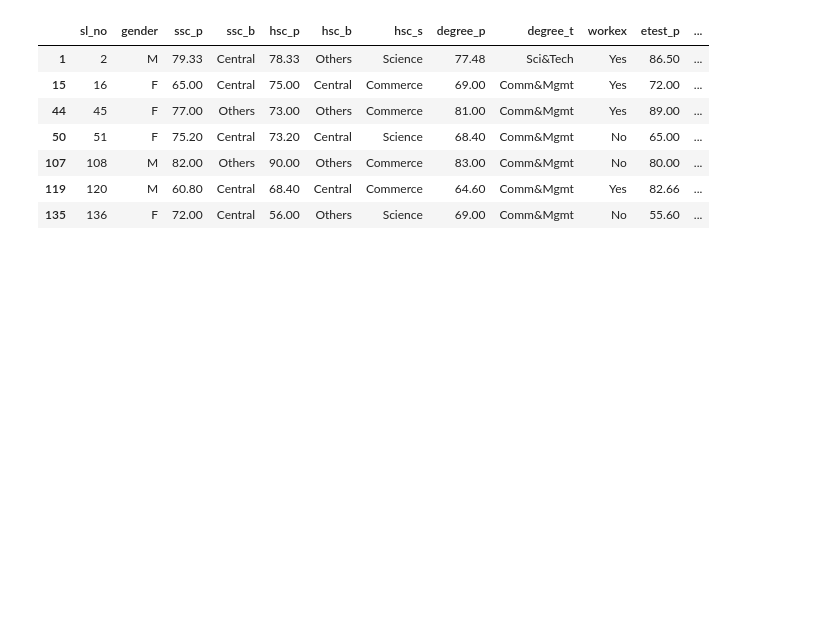
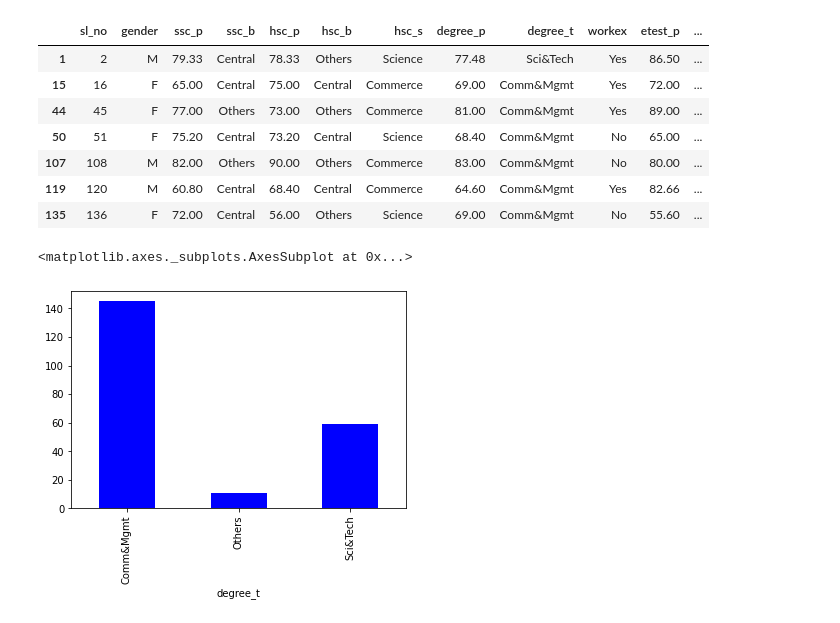
Before and after one commit to aman-thapa/Campus-placement-predictor, a Jupyter notebook: Campus_Placement_Predictor.ipynb, the cells around one changed output. Drawn from its saved outputs; the diff is of its cells as text; code cells hidden in the pictures; blank space fills up the shorter version.

```diff
--- a/Campus_Placement_Predictor.ipynb
+++ b/Campus_Placement_Predictor.ipynb
@@ -233,3 +233,10 @@ df[(df['salary'] == max(df['salary'])) | (df['salary'] == min(df['salary']))]
 | 107 | 108 | M | 82.00 | Others | 90.00 | Others | Commerce | 83.00 | Comm&Mgmt | No | 80.00 | ... |
 | 119 | 120 | M | 60.80 | Central | 68.40 | Central | Commerce | 64.60 | Comm&Mgmt | Yes | 82.66 | ... |
 | 135 | 136 | F | 72.00 | Central | 56.00 | Others | Science | 69.00 | Comm&Mgmt | No | 55.60 | ... |
+# %%
+# maximum students placed are from commerce
+
+df.groupby(['degree_t'])['status'].count().plot(kind = 'bar', color = 'blue')
+# %% [output]
+<matplotlib.axes._subplots.AxesSubplot at 0x...>
+[figure, added]
```
Also changed, not shown: parts of 24 cells of this notebook.
